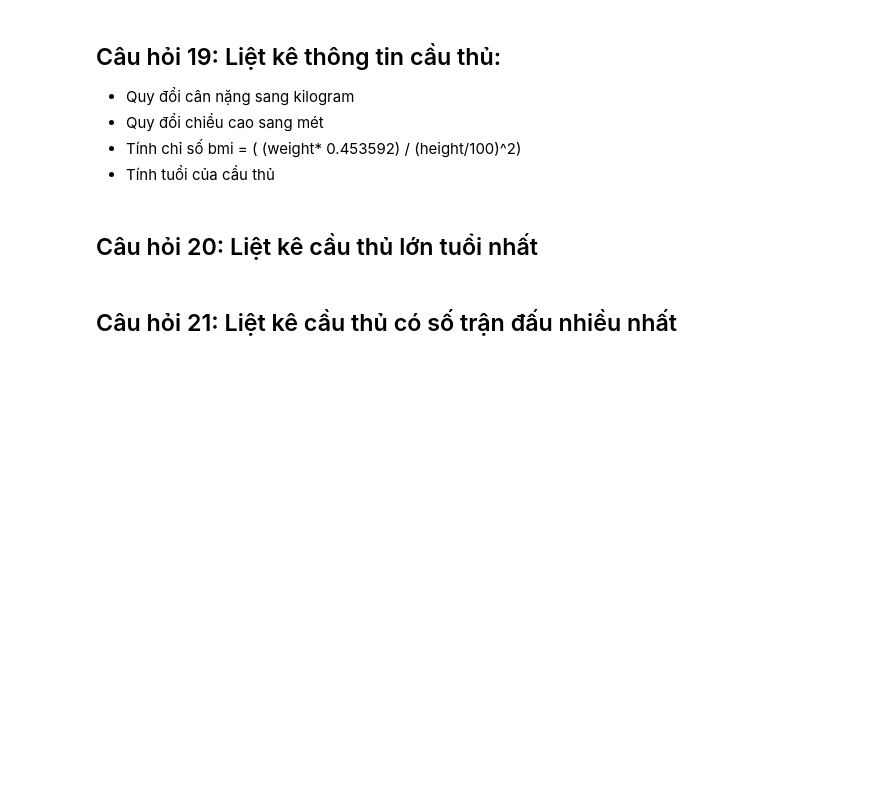
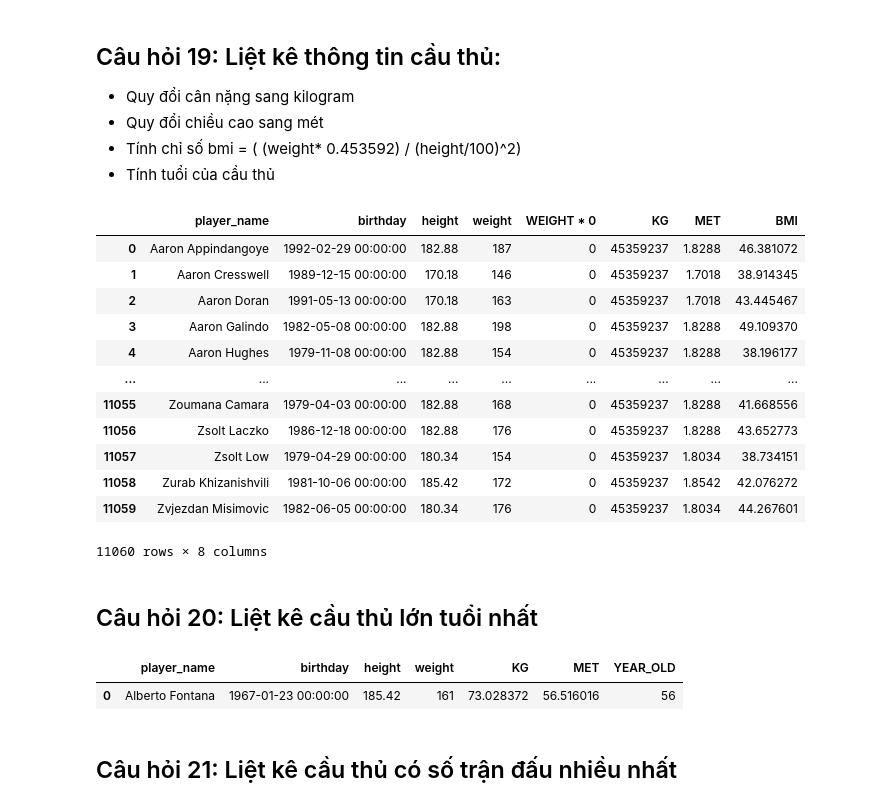
Before and after one commit to ysea1/asm, a Jupyter notebook: DSP302x_asm1_haiphFX22075@funix.edu.vn/[VN] European football-forStudent.ipynb, the cells around one changed output. Drawn from its saved outputs; the diff is of its cells as text; code cells hidden in the pictures; blank space fills up the shorter version.

```diff
--- a/DSP302x_asm1_haiphFX22075@funix.edu.vn/[VN] European football-forStudent.ipynb
+++ b/DSP302x_asm1_haiphFX22075@funix.edu.vn/[VN] European football-forStudent.ipynb
@@ -519,2 +543,24 @@ DatabaseError: Execution failed on sql 'SELECT LEAGUE_ID, TOTAL_PER_LEAGUE, TOTA
+# %%
+result_player = pd.read_sql("""SELECT PLAYER_NAME, BIRTHDAY, HEIGHT, WEIGHT
+                                , WEIGHT * 0,45359237 AS KG
+                                , HEIGHT * 0.01 AS MET
+                                ,(weight* 0.453592) /(height/100) AS BMI
+                                FROM PLAYER
+                            """, conn)
+result_player
+# %% [output]
+|  | player_name | birthday | height | weight | WEIGHT * 0 | KG | MET | BMI |
+| 0 | Aaron Appindangoye | 1992-02-29 00:00:00 | 182.88 | 187 | 0 | 45359237 | 1.8288 | 46.381072 |
+| 1 | Aaron Cresswell | 1989-12-15 00:00:00 | 170.18 | 146 | 0 | 45359237 | 1.7018 | 38.914345 |
+| 2 | Aaron Doran | 1991-05-13 00:00:00 | 170.18 | 163 | 0 | 45359237 | 1.7018 | 43.445467 |
+| 3 | Aaron Galindo | 1982-05-08 00:00:00 | 182.88 | 198 | 0 | 45359237 | 1.8288 | 49.109370 |
+| 4 | Aaron Hughes | 1979-11-08 00:00:00 | 182.88 | 154 | 0 | 45359237 | 1.8288 | 38.196177 |
+| ... | ... | ... | ... | ... | ... | ... | ... | ... |
+| 11055 | Zoumana Camara | 1979-04-03 00:00:00 | 182.88 | 168 | 0 | 45359237 | 1.8288 | 41.668556 |
+| 11056 | Zsolt Laczko | 1986-12-18 00:00:00 | 182.88 | 176 | 0 | 45359237 | 1.8288 | 43.652773 |
+| 11057 | Zsolt Low | 1979-04-29 00:00:00 | 180.34 | 154 | 0 | 45359237 | 1.8034 | 38.734151 |
+| 11058 | Zurab Khizanishvili | 1981-10-06 00:00:00 | 185.42 | 172 | 0 | 45359237 | 1.8542 | 42.076272 |
+| 11059 | Zvjezdan Misimovic | 1982-06-05 00:00:00 | 180.34 | 176 | 0 | 45359237 | 1.8034 | 44.267601 |
+11060 rows × 8 columns
 # %% [markdown]
 ## Câu hỏi 20: Liệt kê cầu thủ lớn tuổi nhất
@@ -523,2 +567,15 @@ DatabaseError: Execution failed on sql 'SELECT LEAGUE_ID, TOTAL_PER_LEAGUE, TOTA
+# %%
+result_player = pd.read_sql("""SELECT PLAYER_NAME, BIRTHDAY, HEIGHT, WEIGHT
+                                , WEIGHT * 0.45359237 AS KG
+                                , HEIGHT * 0.3048 AS MET
+                                , strftime('%Y', DATE('NOW')) - strftime('%Y', BIRTHDAY) AS YEAR_OLD
+                                FROM PLAYER
+                                ORDER BY YEAR_OLD DESC
+                                LIMIT 1
+                            """, conn)
+result_player
+# %% [output]
+|  | player_name | birthday | height | weight | KG | MET | YEAR_OLD |
+| 0 | Alberto Fontana | 1967-01-23 00:00:00 | 185.42 | 161 | 73.028372 | 56.516016 | 56 |
 # %% [markdown]
 ## Câu hỏi 21: Liệt kê  cầu thủ có số trận đấu nhiều nhất
```
Also changed, not shown: parts of 9 cells of this notebook.
